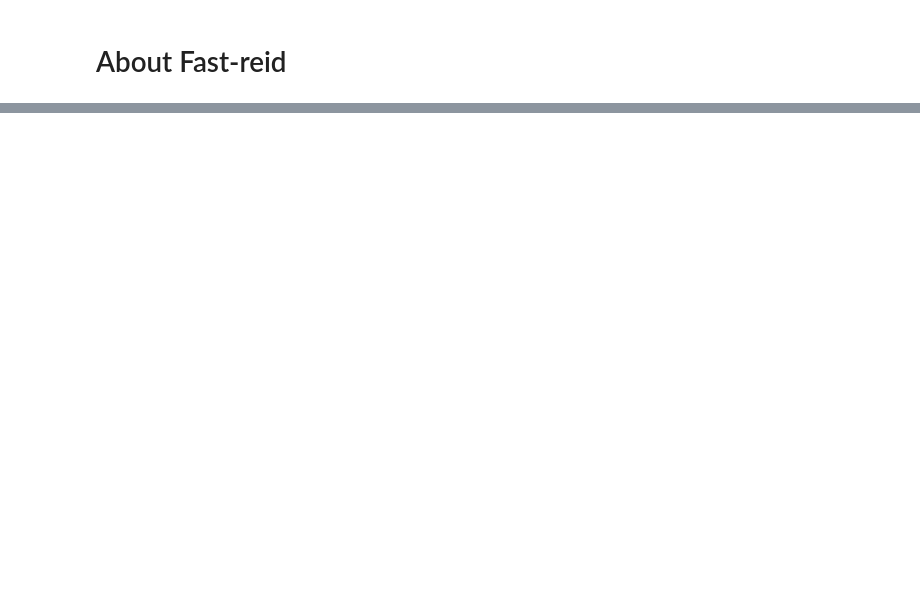
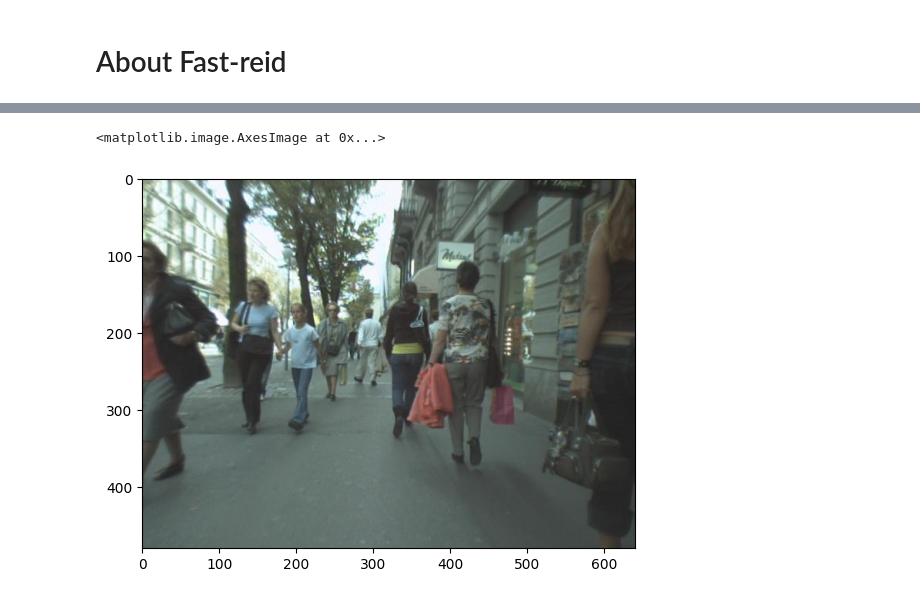
Before and after one commit to Kiumb1223/MyTrainer-Kiumb, a Jupyter notebook: visualize.ipynb, the cells around one changed output, grey strips where cells are left out. Drawn from its saved outputs; the diff is of its cells as text; code cells hidden in the pictures; blank space fills up the shorter version.

```diff
--- a/visualize.ipynb
+++ b/visualize.ipynb
@@ -2080,0 +1926,10 @@ graphconvLayer.fuse2conv.layers.9.weight torch.Size([192, 192, 1])
+# %%
+str = 'MOT17#MOT17-05#833'
+str_split = str.split('#')
+im_path = 'datasets' + os.sep + str_split[0] + os.sep + 'train' + os.sep + str_split[1] + os.sep + 'img1' + os.sep + str_split[-1].zfill(6) + '.jpg'
+im = cv2.imread(im_path)
+im_rgb = cv2.cvtColor(im,cv2.COLOR_BGR2RGB)
+plt.imshow(im_rgb)
+# %% [output]
+<matplotlib.image.AxesImage at 0x...>
+[figure, added]
```
Also changed, not shown: parts of 92 cells of this notebook, 15 other files.
